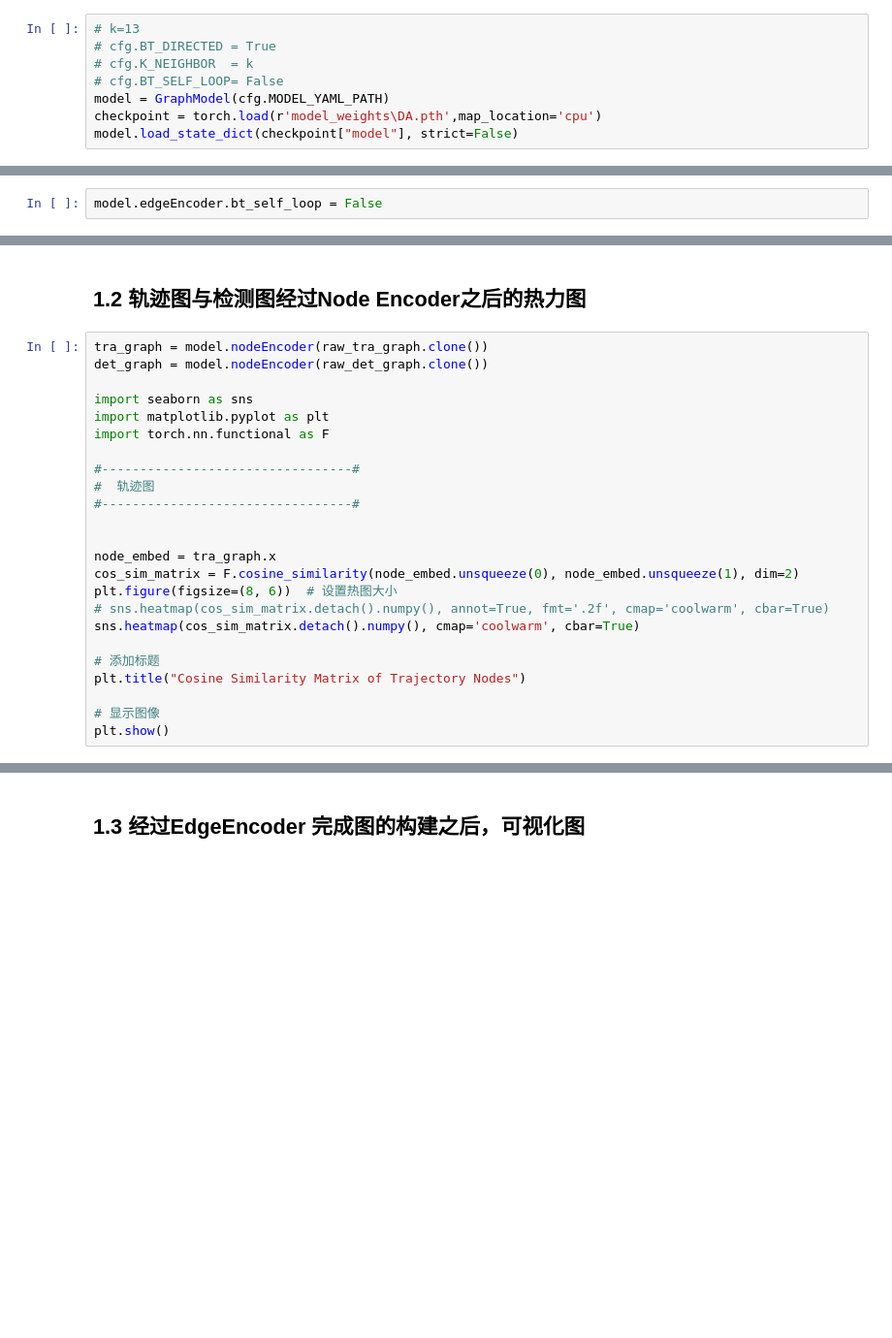
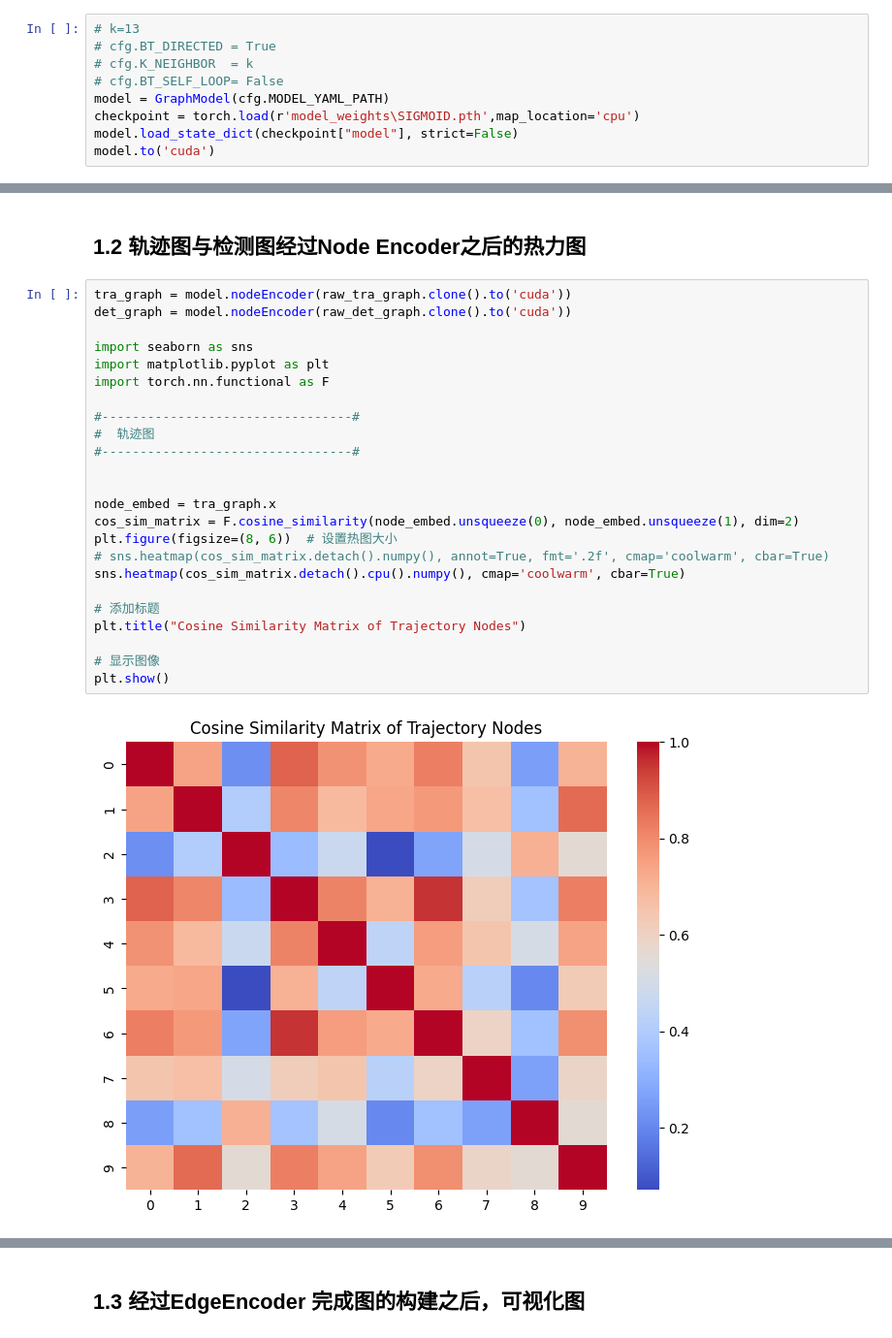
Before and after one commit to Kiumb1223/MyTrainer-Kiumb, a Jupyter notebook: visualize.ipynb, the cells around one changed output, grey strips where cells are left out. Shown at 97% size. Saved outputs shown, nothing was run; the diff lists cells and outputs as text; blank space fills up the shorter version.

```diff
--- a/visualize.ipynb
+++ b/visualize.ipynb
@@ -30,6 +30,7 @@ test_dataset = GraphDataset(cfg,'Validation',False)
 # cfg.K_NEIGHBOR  = k
 # cfg.BT_SELF_LOOP= False
 model = GraphModel(cfg.MODEL_YAML_PATH)
-checkpoint = torch.load(r'model_weights\DA.pth',map_location='cpu')
+checkpoint = torch.load(r'model_weights\SIGMOID.pth',map_location='cpu')
 model.load_state_dict(checkpoint["model"], strict=False)
+model.to('cuda')
 # %% [output]
@@ -37,2 +53,0 @@ model.load_state_dict(checkpoint["model"], strict=False)
-# %%
-model.edgeEncoder.bt_self_loop = False
@@ -119,29 +132,31 @@ plt.show()
 # %% [markdown]
 ## 1.2 轨迹图与检测图经过Node Encoder之后的热力图
 # %%
-tra_graph = model.nodeEncoder(raw_tra_graph.clone())
-det_graph = model.nodeEncoder(raw_det_graph.clone())
+tra_graph = model.nodeEncoder(raw_tra_graph.clone().to('cuda'))
+det_graph = model.nodeEncoder(raw_det_graph.clone().to('cuda'))
 
 import seaborn as sns
 import matplotlib.pyplot as plt
 import torch.nn.functional as F
 
 #---------------------------------#
 #  轨迹图
 #---------------------------------#
 
 
 node_embed = tra_graph.x
 cos_sim_matrix = F.cosine_similarity(node_embed.unsqueeze(0), node_embed.unsqueeze(1), dim=2)
 plt.figure(figsize=(8, 6))  # 设置热图大小
 # sns.heatmap(cos_sim_matrix.detach().numpy(), annot=True, fmt='.2f', cmap='coolwarm', cbar=True)
-sns.heatmap(cos_sim_matrix.detach().numpy(), cmap='coolwarm', cbar=True)
+sns.heatmap(cos_sim_matrix.detach().cpu().numpy(), cmap='coolwarm', cbar=True)
 
 # 添加标题
 plt.title("Cosine Similarity Matrix of Trajectory Nodes")
 
 # 显示图像
 plt.show()
+# %% [output]
+[figure, added]
 # %%
 node_embed = det_graph.x
 cos_sim_matrix = F.cosine_similarity(node_embed.unsqueeze(0), node_embed.unsqueeze(1), dim=2)
```
Also changed, not shown: parts of 9 cells of this notebook, 19 other files.
